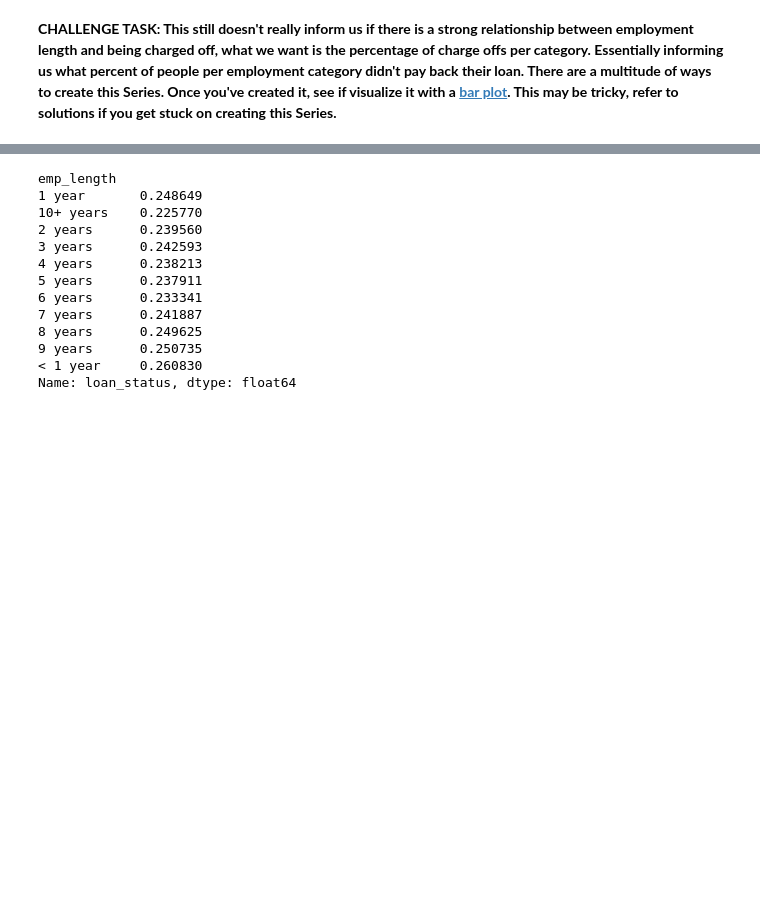
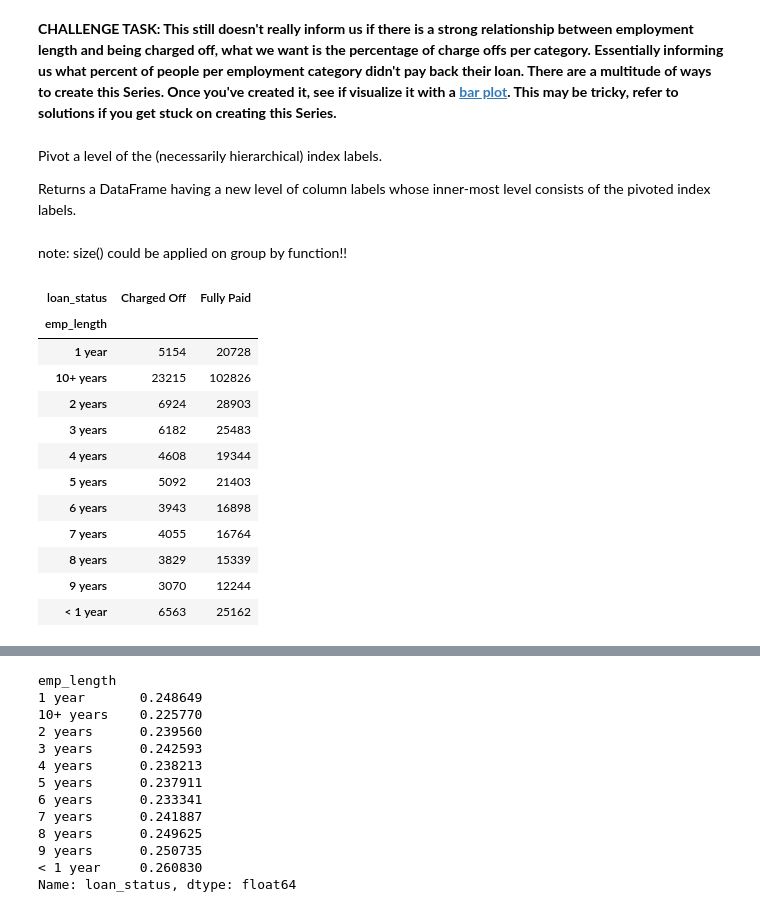
Before and after one commit to Ali-mohammadi-design/TensorFlow, a Jupyter notebook: Tensorflow_Comprehensive_Project_Lending_home_data_Exercise.ipynb, the cells around one changed output, grey strips where cells are left out. Cells and saved outputs as stored; diff of their text form; code cells hidden in the pictures; blank space fills up the shorter version.

```diff
--- a/Tensorflow_Comprehensive_Project_Lending_home_data_Exercise.ipynb
+++ b/Tensorflow_Comprehensive_Project_Lending_home_data_Exercise.ipynb
@@ -1109,0 +1109,23 @@ sns.scatterplot(x='loan_repaid', y='emp_length', data=df_cleaned)
+# %% [markdown]
+Pivot a level of the (necessarily hierarchical) index labels.
+
+Returns a DataFrame having a new level of column labels whose inner-most level consists of the pivoted index labels.
+# %% [markdown]
+note: size() could be applied on group by function!!
+# %%
+d=df.groupby(['emp_length', 'loan_status']).size().unstack()
+d
+# %% [output]
+| loan_status | Charged Off | Fully Paid |
+| emp_length |  |  |
+| 1 year | 5154 | 20728 |
+| 10+ years | 23215 | 102826 |
+| 2 years | 6924 | 28903 |
+| 3 years | 6182 | 25483 |
+| 4 years | 4608 | 19344 |
+| 5 years | 5092 | 21403 |
+| 6 years | 3943 | 16898 |
+| 7 years | 4055 | 16764 |
+| 8 years | 3829 | 15339 |
+| 9 years | 3070 | 12244 |
+| < 1 year | 6563 | 25162 |
```
Also changed, not shown: parts of 10 cells of this notebook.
